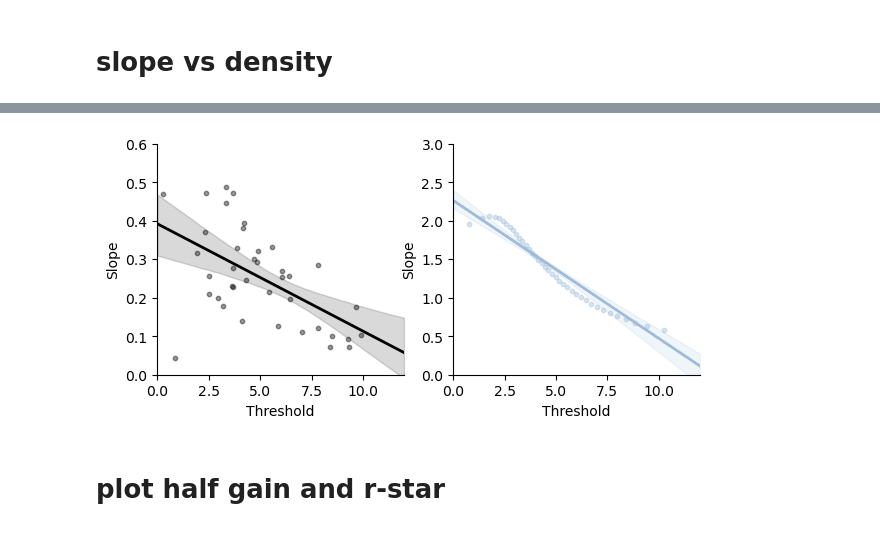
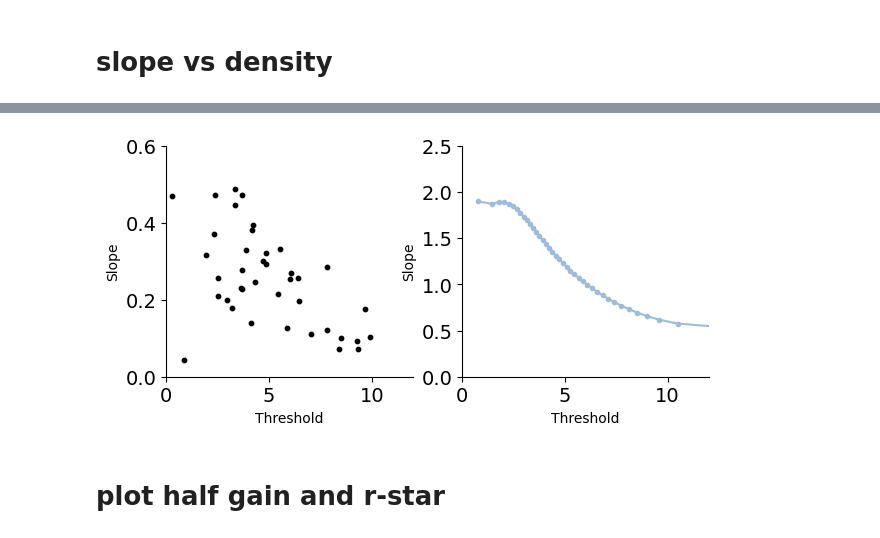
Before and after one commit to dongjae-kim/efficient-coding-dist-rl, a Jupyter notebook: Figures2.ipynb, the cells around one changed output, grey strips where cells are left out. Drawn from its saved outputs; the diff is of its cells as text; code cells hidden in the pictures.

```diff
--- a/Figures2.ipynb
+++ b/Figures2.ipynb
@@ -51,10 +51,14 @@ with open(os.path.join(alpha_dir, "res_alpha.pkl"), "rb") as f:
     data = pkl.load(f)
     alpha = data["res"].x
 
+R_t_dir="res_r_t"
+with open(os.path.join(R_t_dir, "res_r.pkl"), "rb") as f:
+    data = pkl.load(f)
+    R_t = data["R_t"]
 # load fitted r_star and slope_scale
 pars = []
 loss = []
-savedir = "res_rstar_slope"
+savedir = "res_rstar_slope_rt"
 for i in range(25):
     fname = os.path.join(savedir, "res_rstar_slope_{0}.pkl".format(i))
     if os.path.exists(fname):
@@ -68,6 +72,7 @@ r_star = pars[0]
 slope_scale = pars[1]
 
 print(alpha) # parameter fitted
+print(R_t)
 print(r_star)
 print(slope_scale)
 # %% [output]
@@ -101,7 +106,7 @@ midpoints = data['ps'][indices,2]
 # %%
 # get asymmatric slopes
 # increase num_samples to int(1e4)
-tf, quantiles_ec, thresholds_ec, alphas, xs, ys = ec.plot_approximate_kinky_fromsim_fitting_only_raw_rstar(
+tf, quantiles_ec, thresh_ec, alphas, xs, ys = ec.plot_approximate_kinky_fromsim_fitting_only_raw_rstar(
     r_star=r_star, num_samples=int(1e4))
 # %%
 # load details from Dabneys paper. refer to `./measured_neurons/dabney_matlab/`
@@ -188,7 +194,7 @@ plt.show()
 ys = log_kde(true_thresh, np.ones(39)/39, .5, ec.x)
 ys *= np.sum(ec.p_prior) / np.sum(ys)
 
-ys_ec = log_kde(thresholds_ec, np.ones(39)/39, .5, ec.x)
+ys_ec = log_kde(thresh_ec, np.ones(39)/39, .5, ec.x)
 ys_ec *= np.sum(ec.p_prior) / np.sum(ys_ec)
 
 
@@ -211,9 +217,12 @@ ax.spines['top'].set_visible(False)
 ax.set_xlim(0, 25)
 ax.set_ylim(0, .22)
 ax.set_xticks([0,10,20])
+plt.rc('xtick', labelsize=14)
+plt.rc('ytick', labelsize=14)
 fig.set_figwidth(6.2)
 fig.set_figheight(2)
-plt.legend(['reward density', 'efficient code', 'measured neurons'])
+plt.legend(['reward density', 'efficient code', 'measured neurons'], fontsize=14, frameon=False)
+plt.xlabel("Thresholds", fontdict={'size':16})
 
 plt.savefig('./figures/thresholds.png',bbox_inches = 'tight')
 plt.savefig('./figures/thresholds.pdf',bbox_inches = 'tight')
@@ -392,10 +378,10 @@ use_thresholds = True
 pars_ec = ec.get_sigmoid_fits()
 if use_thresholds:
     thresh_dat = true_thresh
-    thresh_ec = np.array(thresholds_ec)
+    thresh_ec_local = np.array(thresh_ec)
 else:
     thresh_dat = param_set[:, 2]
-    thresh_ec = pars_ec[:, 2]
+    thresh_ec_local = pars_ec[:, 2]
 slope_dat = param_set[:, 0]
 slope_ec = pars_ec[:, 0]
 
@@ -414,39 +400,39 @@ for i in range(num_sim):
 
     ps.append([slope, intercept])
 
-slope, intercept, r_value, p_value, std_err = stats.linregress(thresh_dat, slope_dat)
-ax[0].plot([0, 12], [intercept, intercept + slope * 12], 'k', lw=2)
+#slope, intercept, r_value, p_value, std_err = stats.linregress(thresh_dat, slope_dat)
+#ax[0].plot([0, 12], [intercept, intercept + slope * 12], 'k', lw=2)
 # bow tie shaped shaded plot for the 90% confidence interval
-ysample = np.asarray([func(np.linspace(0,12,100), *pi) for pi in ps])
-lower = np.percentile(ysample, 5, axis=0)
-upper = np.percentile(ysample, 95, axis=0)
-ax[0].fill_between(np.linspace(0,12,100), lower, upper,
-                 color = 'black', alpha = 0.15)
+#ysample = np.asarray([func(np.linspace(0,12,100), *pi) for pi in ps])
+#lower = np.percentile(ysample, 5, axis=0)
+#upper = np.percentile(ysample, 95, axis=0)
+#ax[0].fill_between(np.linspace(0,12,100), lower, upper,
+#                 color = 'black', alpha = 0.15)
 
-ps = []
-for i in range(num_sim):
-    i_sample = np.random.choice(np.arange(len(thresh_ec),dtype=int),len(thresh_ec))
-    while True:
-        try:
-            # fit the line for _thresholds and _slopes
-            slope, intercept, r_value, p_value, std_err = stats.linregress(thresh_ec[i_sample], slope_ec[i_sample])
-        except:
-            print('redo it with different random seed.')
-        break
+#ps = []
+#for i in range(num_sim):
+#    i_sample = np.random.choice(np.arange(len(thresh_ec),dtype=int),len(thresh_ec))
+#    while True:
+#        try:
+#            # fit the line for _thresholds and _slopes
+#            slope, intercept, r_value, p_value, std_err = stats.linregress(thresh_ec_local[i_sample], slope_ec[i_sample])
+#        except:
+#            print('redo it with different random seed.')
+#        break
 
-    ps.append([slope, intercept])
-slope, intercept, r_value, p_value, std_err = stats.linregress(thresh_ec, slope_ec)
-ax[1].plot([0, 12], [intercept, intercept + slope * 12], '#9ebcda', lw=2)
-ysample = np.asarray([func(np.linspace(0,12,100), *pi) for pi in ps])
-lower = np.percentile(ysample, 5, axis=0)
-upper = np.percentile(ysample, 95, axis=0)
-ax[1].fill_between(np.linspace(0,12,100), lower, upper,
-                 color = '#9ebcda', alpha = 0.15)
+#    ps.append([slope, intercept])
+#slope, intercept, r_value, p_value, std_err = stats.linregress(thresh_ec_local, slope_ec)
+#ax[1].plot([0, 12], [intercept, intercept + slope * 12], '#9ebcda', lw=2)
+#ysample = np.asarray([func(np.linspace(0,12,100), *pi) for pi in ps])
+#lower = np.percentile(ysample, 5, axis=0)
+#upper = np.percentile(ysample, 95, axis=0)
+#ax[1].fill_between(np.linspace(0,12,100), lower, upper,
+#                 color = '#9ebcda', alpha = 0.15)
 
 
 
-ax[0].scatter(thresh_dat, slope_dat, s=10, color='k', alpha=0.4)
-ax[1].scatter(thresh_ec, slope_ec, s=10, color='#9ebcda', alpha=0.4)
+ax[0].scatter(thresh_dat, slope_dat, s=10, color='k')
+ax[1].plot(thresh_ec_local, slope_ec, '.-', color='#9ebcda')
 
 
 # plt.grid(True)
@@ -458,7 +444,7 @@ fig.set_figheight(3)
 # correlation analysis for r and p
 from scipy.stats import pearsonr
 print(pearsonr(thresh_dat, slope_dat))
-print(pearsonr(thresh_ec, slope_ec))
+print(pearsonr(thresh_ec_local, slope_ec))
 
 for i in range(2):
     if use_thresholds:
@@ -474,7 +460,7 @@ for i in range(2):
     if i == 0:
         ax[i].set_ylim([0, 0.6])
     else:
-        ax[i].set_ylim([0, 3])
+        ax[i].set_ylim([0, 2.5])
 
 
 
@@ -496,4 +482,4 @@ PearsonRResult(statistic=-0.959656700057778, pvalue=5.545482931182767e-22)
-[figure, old version]
+[figure, new version]
 # %% [markdown]
 # plot half gain and r-star
 # %%
```
Also changed, not shown: parts of 18 cells of this notebook, 2 other files.
